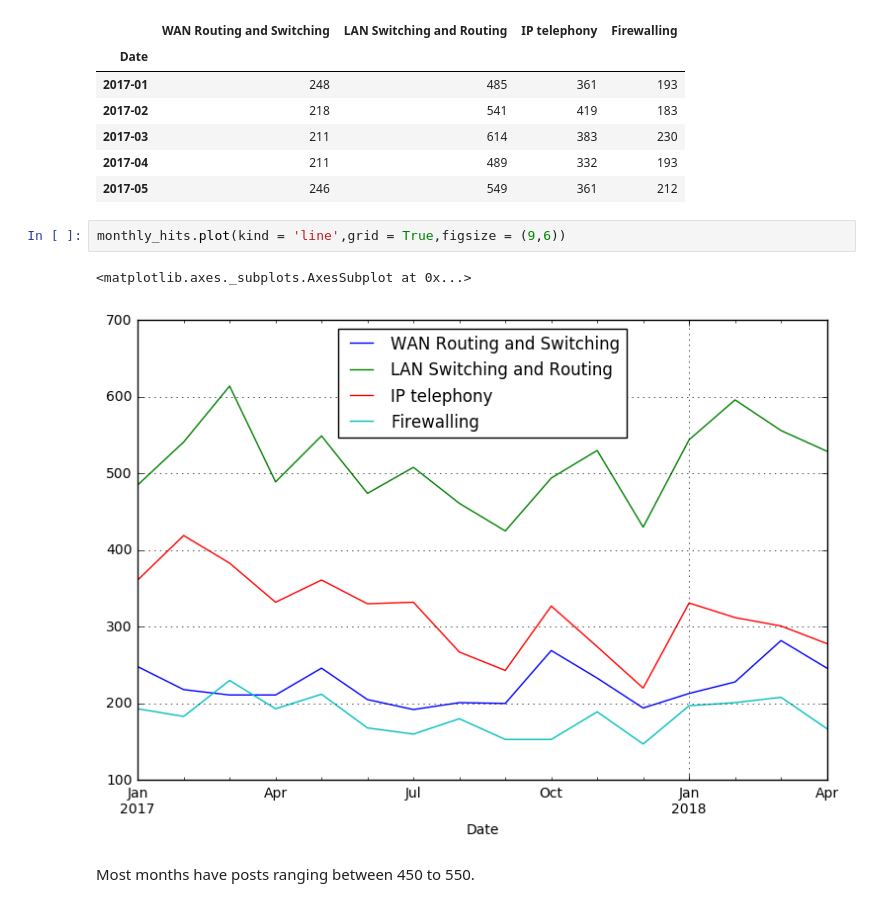
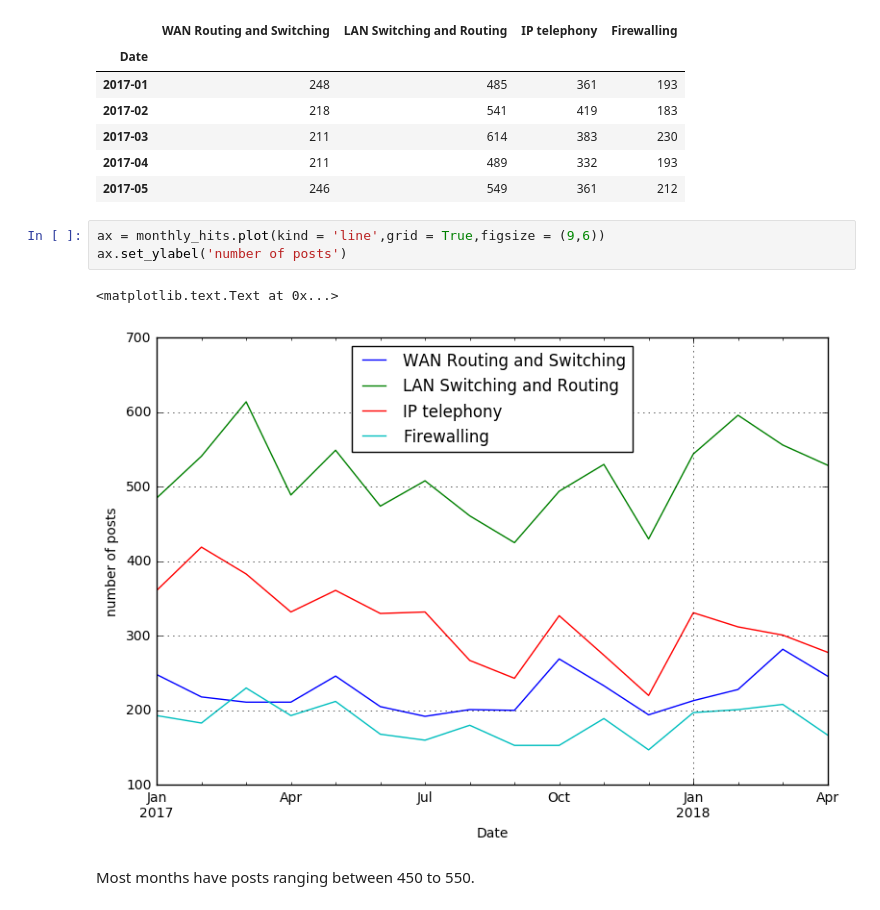
Before and after one commit to newgenrick/trend-and-sentiment-analysis-project, a Jupyter notebook: post_scrapper final.ipynb, the cells around one changed output. Cells and saved outputs as stored; diff of their text form.

```diff
--- a/post_scrapper final.ipynb
+++ b/post_scrapper final.ipynb
@@ -596,10 +597,11 @@ monthly_hits.head()
 | 2017-04 | 211 | 489 | 332 | 193 |
 | 2017-05 | 246 | 549 | 361 | 212 |
 # %%
-monthly_hits.plot(kind = 'line',grid = True,figsize = (9,6))
+ax = monthly_hits.plot(kind = 'line',grid = True,figsize = (9,6))
+ax.set_ylabel('number of posts')
 # %% [output]
-<matplotlib.axes._subplots.AxesSubplot at 0x...>
+<matplotlib.text.Text at 0x...>
-[figure, old version]
+[figure, new version]
 # %% [markdown]
 Most months have posts ranging between 450 to 550.
 # %%
```
Also changed, not shown: parts of 13 cells of this notebook, 3 other files.
